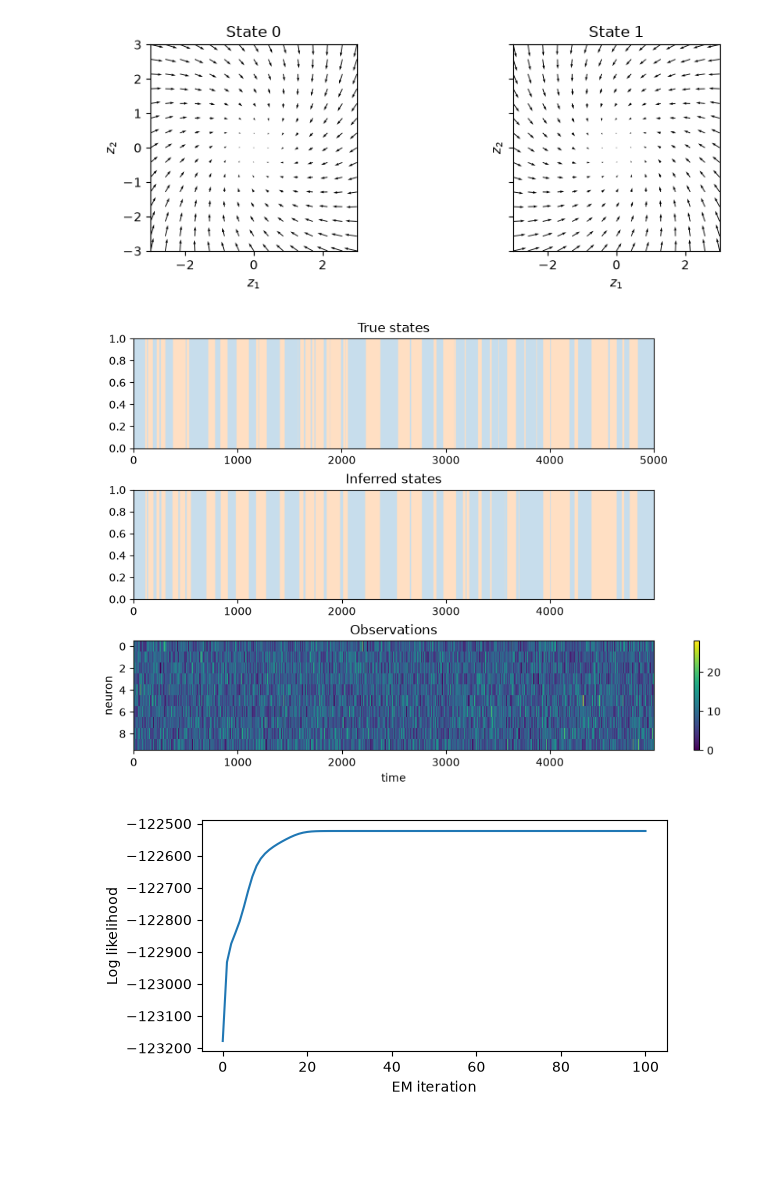
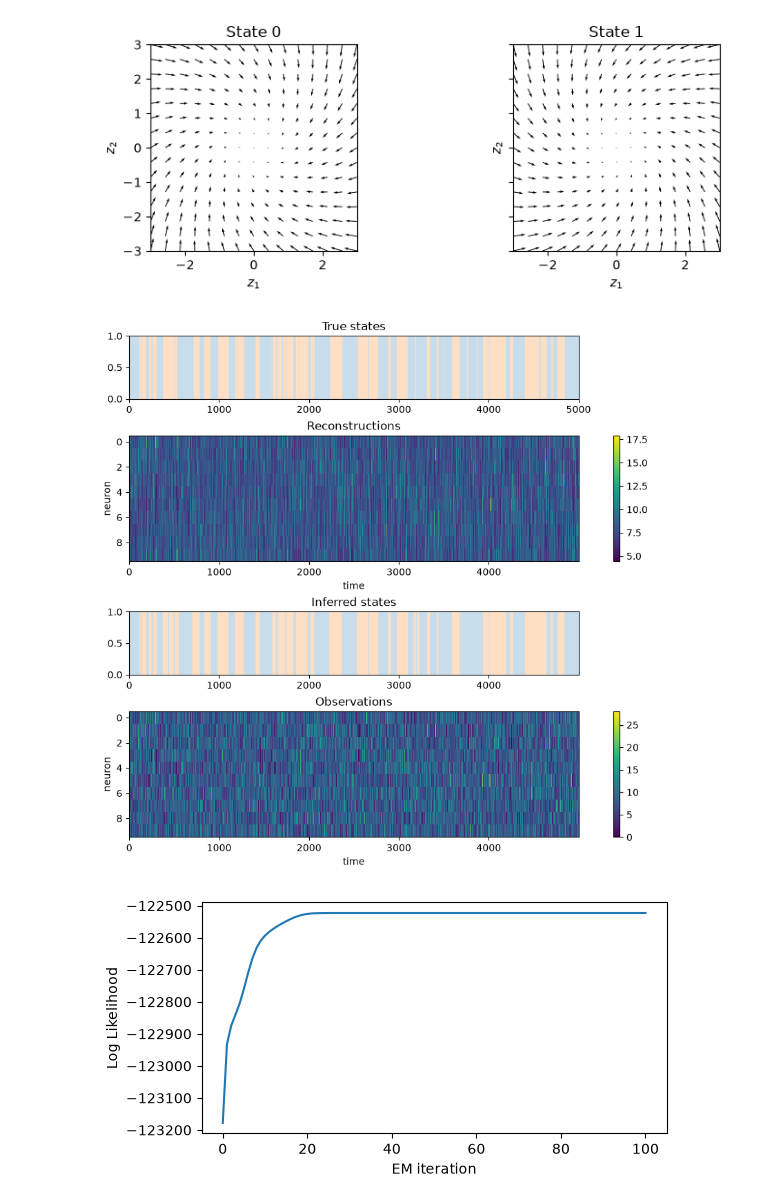
Before and after one commit to luis-rr/xxm, a Jupyter notebook: notebooks/arhmm_poisson.ipynb, the cells around one changed output. Drawn from its saved outputs; the diff is of its cells as text; code cells hidden in the pictures; blank space fills up the shorter version.

Commit message:
homogenize models

```diff
--- a/notebooks/arhmm_poisson.ipynb
+++ b/notebooks/arhmm_poisson.ipynb
@@ -326,39 +308,41 @@ plot_model_dynamics(true_model)
 # %%
 posterior, _ = true_model.infer(observations)
 # %%
-def plot_sequence_1d(
-    ax,
-    observations: jnp.ndarray,
-    states: jnp.ndarray,
-) -> None:
-    observations = jnp.asarray(observations)
-    states = jnp.asarray(states)
-
-    ax.plot(observations.T[0], color='k')
-    ax.plot(observations.T[1], color='xkcd:magenta')
-
-    ax.set(xlabel='Time step', ylabel='Observations')
-
-
-def plot_inferred_states(observations, true_states, posterior):
-    _f, axs = plt.subplots(nrows=3, constrained_layout=True, figsize=(8, 6))
+def plot_inference_comparison(
+    true_states, observations, inferred_states, reconstructions
+):
+    _f, axs = plt.subplots(
+        nrows=4,
+        constrained_layout=True,
+        figsize=(8, 8),
+        gridspec_kw={'height_ratios': [1, 2, 1, 2]},
+    )
 
     ax = axs[0]
-    plot_state(ax, true_states)
+    plot.plot_states(ax, true_states)
     ax.set(title='True states')
 
     ax = axs[1]
+    plot.plot_observations_im(ax, reconstructions, ylabel='neuron')
+    ax.set(title='Reconstructions')
+
+    ax = axs[2]
 
     inferred_states = posterior.state_probs.argmax(axis=1)
-    plot_state(ax, inferred_states)
+    plot.plot_states(ax, inferred_states)
     ax.set(title='Inferred states')
 
-    ax = axs[2]
-    plot_observations(ax, observations)
+    ax = axs[3]
+    plot.plot_observations_im(ax, observations, ylabel='neuron')
     ax.set(title='Observations')
 
 
-plot_inferred_states(observations, true_states, posterior)
+plot_inference_comparison(
+    true_states=true_states,
+    observations=observations,
+    inferred_states=true_model.most_likely_states(posterior),
+    reconstructions=true_model.observation_mean(observations, posterior),
+)
 # %% [output]
-[figure, old version]
+[figure, new version]
 # %%
```
Also changed, not shown: parts of 6 cells of this notebook, 12 other files.
